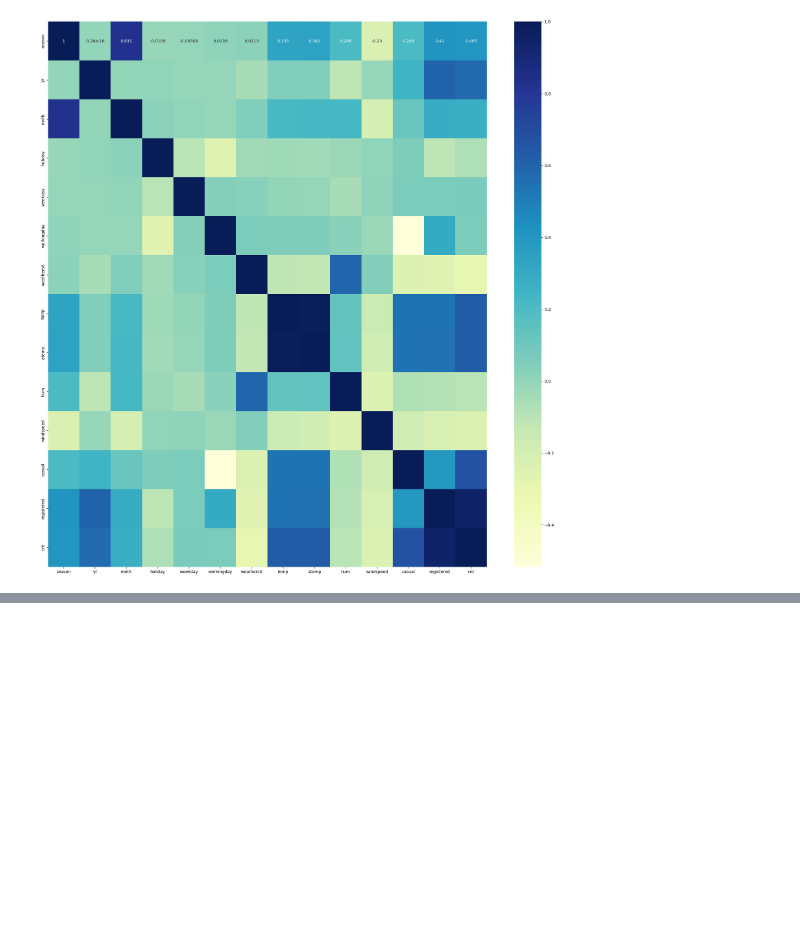
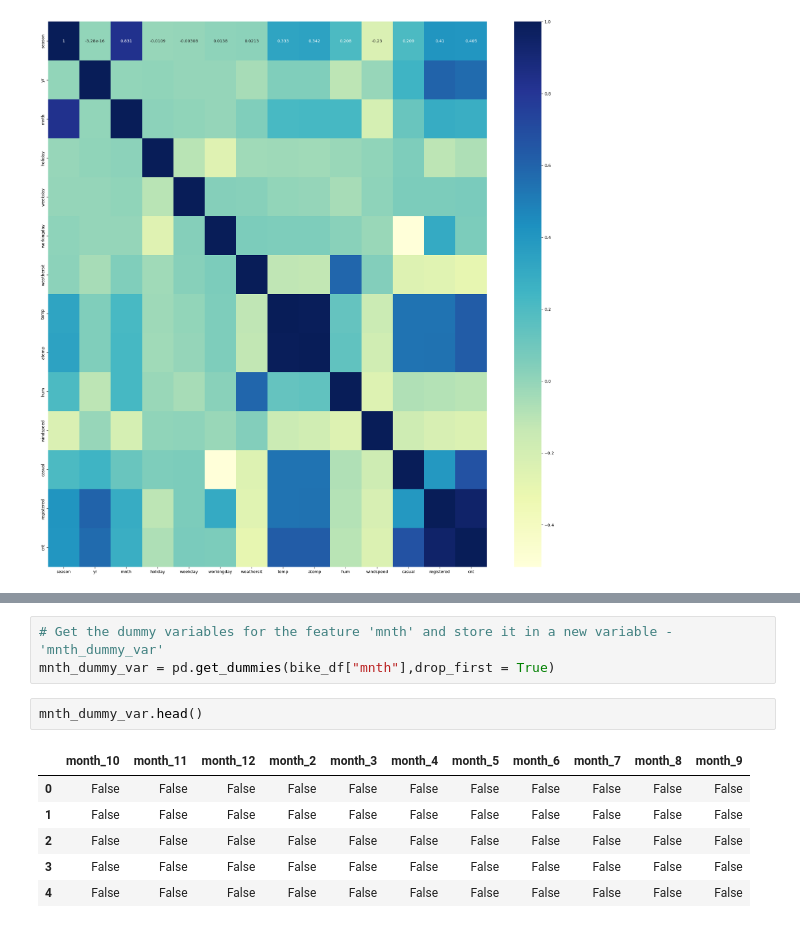
Before and after one commit to shakyasamin/Bike-Sharing_model, a Jupyter notebook: Bike-sharing.ipynb, the cells around one changed output, grey strips where cells are left out. Cells and saved outputs as stored; diff of their text form; blank space fills up the shorter version.

```diff
--- a/Bike-sharing.ipynb
+++ b/Bike-sharing.ipynb
@@ -110,0 +225,12 @@ plt.show()
+# %%
+# Get the dummy variables for the feature 'mnth' and store it in a new variable - 'mnth_dummy_var'
+mnth_dummy_var = pd.get_dummies(bike_df["mnth"],drop_first = True)
+# %%
+mnth_dummy_var.head()
+# %% [output]
+|  | month_10 | month_11 | month_12 | month_2 | month_3 | month_4 | month_5 | month_6 | month_7 | month_8 | month_9 |
+| 0 | False | False | False | False | False | False | False | False | False | False | False |
+| 1 | False | False | False | False | False | False | False | False | False | False | False |
+| 2 | False | False | False | False | False | False | False | False | False | False | False |
+| 3 | False | False | False | False | False | False | False | False | False | False | False |
+| 4 | False | False | False | False | False | False | False | False | False | False | False |
```
Also changed, not shown: parts of 13 cells of this notebook.
